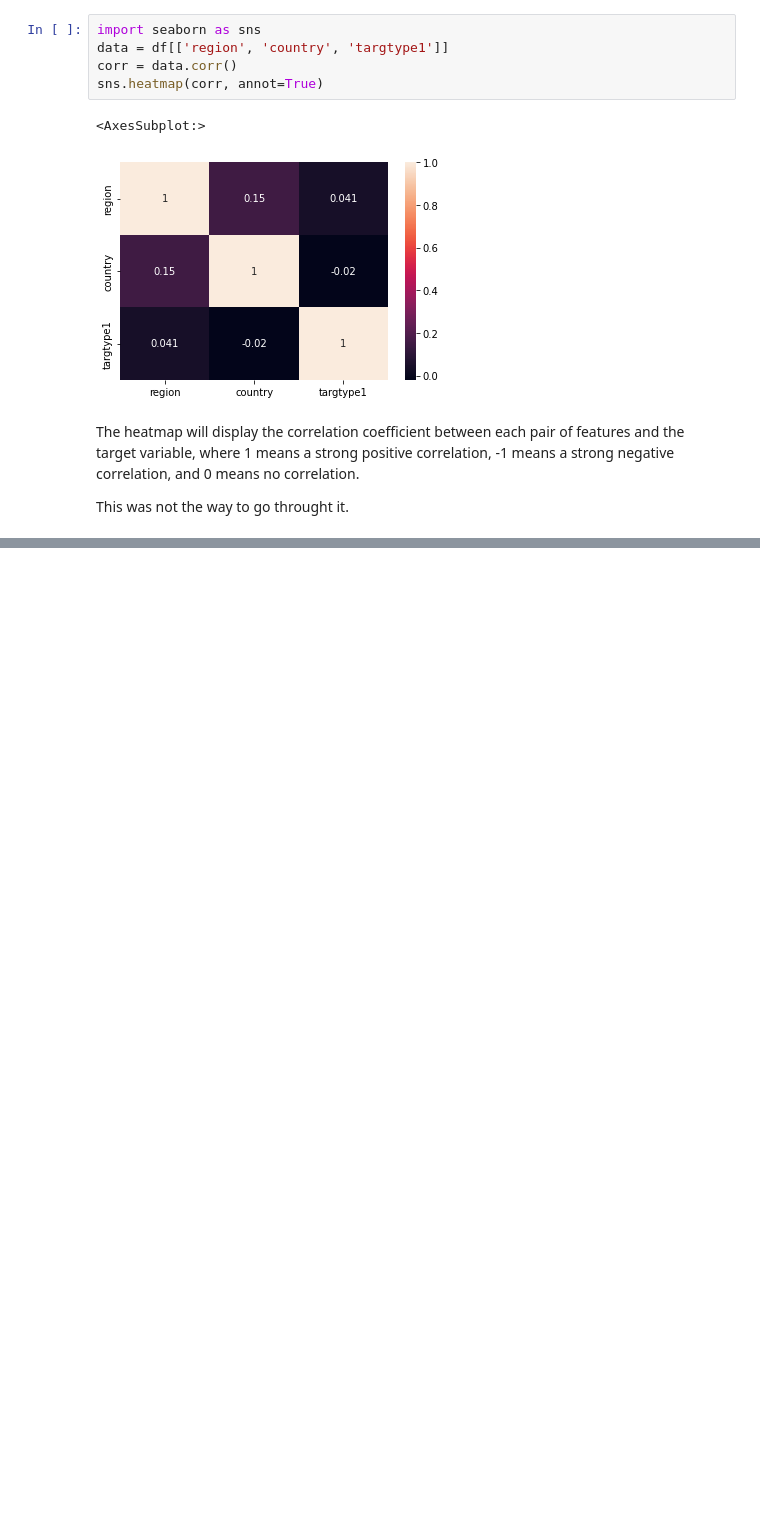
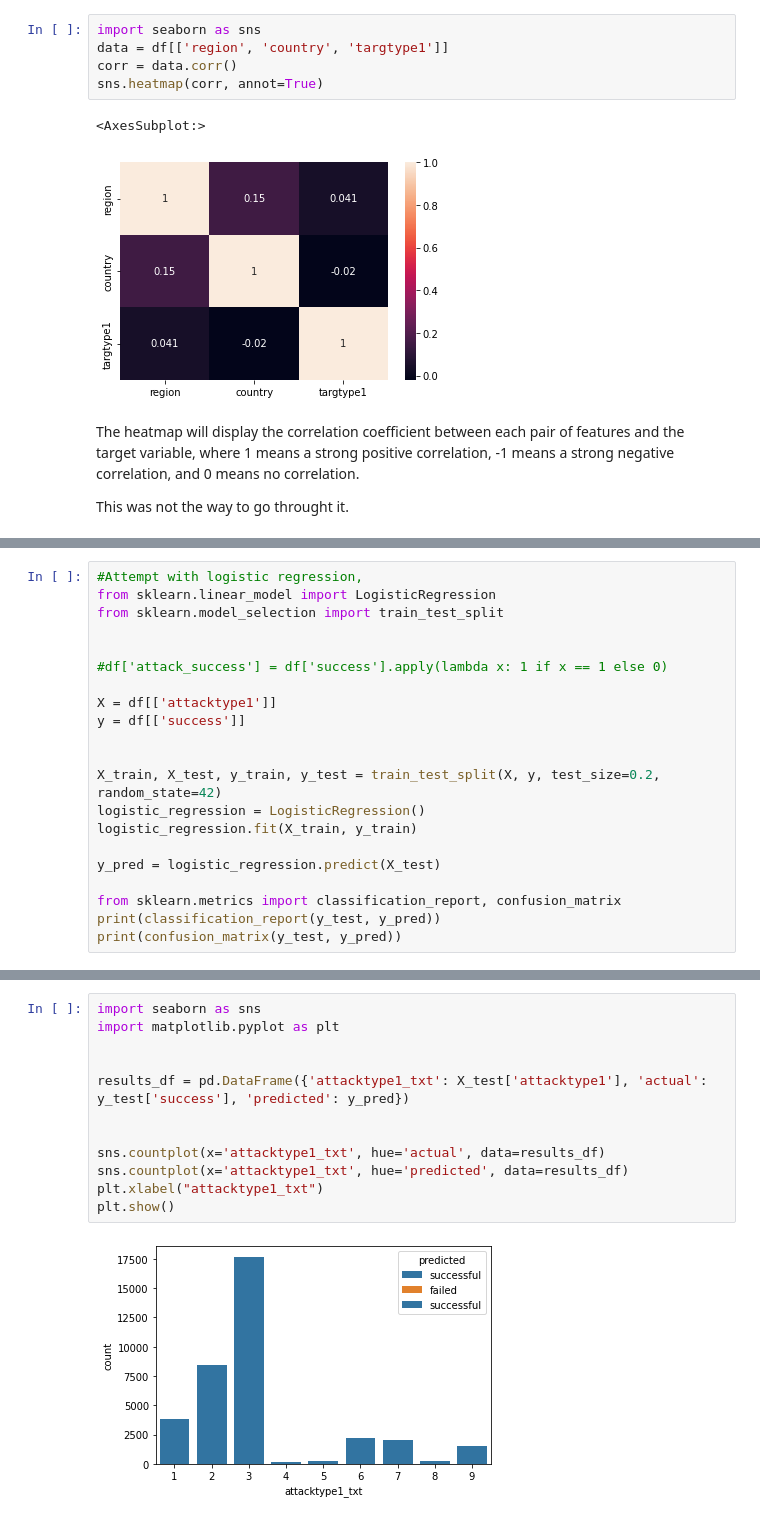
Before and after one commit to tiaL-ops/self-learning, a Jupyter notebook: gtd-eda-and-ml-approach.ipynb, the cells around one changed output, grey strips where cells are left out. Drawn from its saved outputs; the diff is of its cells as text; blank space fills up the shorter version.

```diff
--- a/gtd-eda-and-ml-approach.ipynb
+++ b/gtd-eda-and-ml-approach.ipynb
@@ -382,0 +385,21 @@ This was not the way to go throught it.
+# %%
+#Attempt with logistic regression,
+from sklearn.linear_model import LogisticRegression
+from sklearn.model_selection import train_test_split
+
+
+#df['attack_success'] = df['success'].apply(lambda x: 1 if x == 1 else 0)
+
+X = df[['attacktype1']]
+y = df[['success']]
+
+
+X_train, X_test, y_train, y_test = train_test_split(X, y, test_size=0.2, random_state=42)
+logistic_regression = LogisticRegression()
+logistic_regression.fit(X_train, y_train)
+
+y_pred = logistic_regression.predict(X_test)
+
+from sklearn.metrics import classification_report, confusion_matrix
+print(classification_report(y_test, y_pred))
+print(confusion_matrix(y_test, y_pred))
@@ -382,0 +426,14 @@ This was not the way to go throught it.
+# %%
+import seaborn as sns
+import matplotlib.pyplot as plt
+
+
+results_df = pd.DataFrame({'attacktype1_txt': X_test['attacktype1'], 'actual': y_test['success'], 'predicted': y_pred})
+
+
+sns.countplot(x='attacktype1_txt', hue='actual', data=results_df)
+sns.countplot(x='attacktype1_txt', hue='predicted', data=results_df)
+plt.xlabel("attacktype1_txt")
+plt.show()
+# %% [output]
+[figure, added]
```
Also changed, not shown: parts of 4 cells of this notebook.
